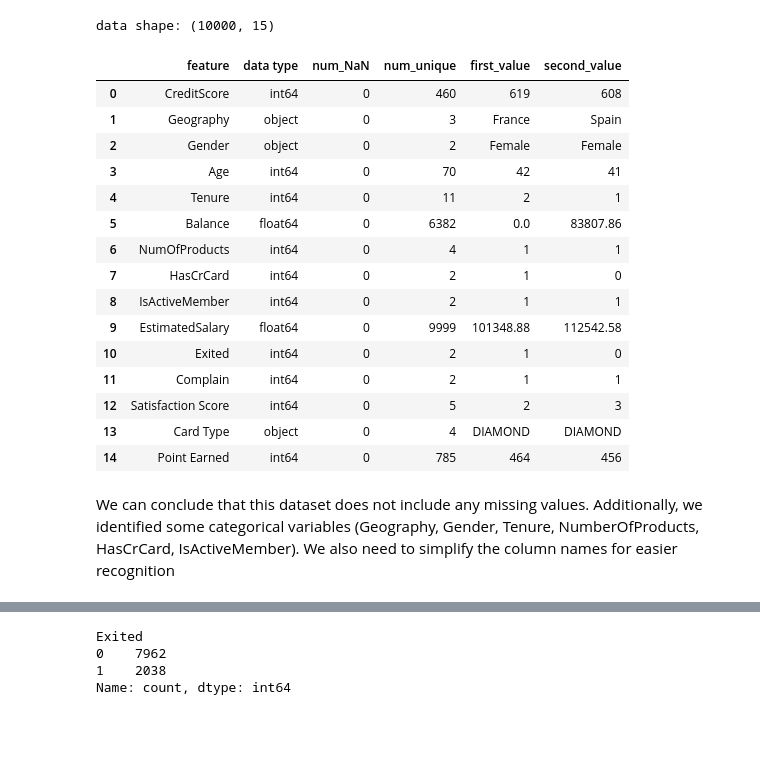
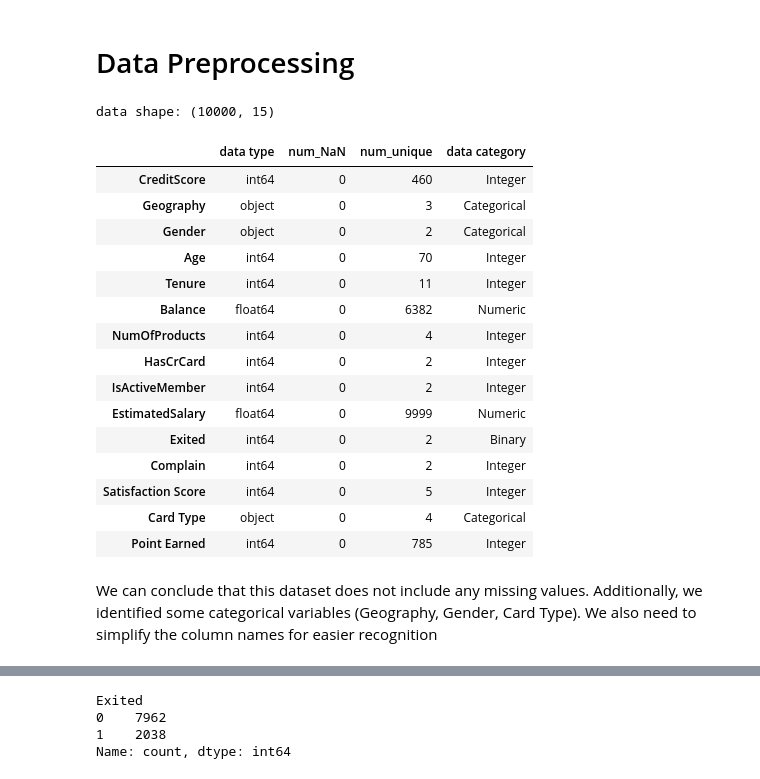
Before and after one commit to LikeLion-DSProjectTeam/Team_1, a Jupyter notebook: code/Beomseong.ipynb, the cells around one changed output, grey strips where cells are left out. Drawn from its saved outputs; the diff is of its cells as text; code cells hidden in the pictures; blank space fills up the shorter version.

Commit message:
Completed data cleaning with some plots

```diff
--- a/code/Beomseong.ipynb
+++ b/code/Beomseong.ipynb
@@ -20,38 +26,50 @@ data.head()
+# %% [markdown]
+# Data Preprocessing
 # %%
 data.drop(['RowNumber', 'Surname', 'CustomerId'], axis = 1, inplace = True)
 # %%
 def resumetable(df):
     print(f'data shape: {df.shape}')
     summary = pd.DataFrame(df.dtypes, columns = ['data type'])
-    summary = summary.reset_index()
     summary = summary.rename(columns = {'index': 'feature'})
     summary['num_NaN'] = df.isnull().sum().values
     summary['num_unique'] = df.nunique().values
-    summary['first_value'] = df.iloc[0].values
-    summary['second_value'] = df.iloc[1].values
+    summary['data category'] = None
+    for col in df.columns:
+        if col == 'Exited':
+            summary.loc[col, 'data category'] = 'Binary'
+        elif df[col].dtype == object:
+            summary.loc[col, 'data category'] = 'Categorical'
+        elif df[col].dtype == float:
+            summary.loc[col, 'data category'] = 'Numeric'
+        elif df[col].dtype == int:
+            summary.loc[col, 'data category'] = 'Integer'
+
+
     return summary
 # %%
-resumetable(data)
+summary = resumetable(data)
+summary
 # %% [output]
 data shape: (10000, 15)
-|  | feature | data type | num_NaN | num_unique | first_value | second_value |
-| 0 | CreditScore | int64 | 0 | 460 | 619 | 608 |
-| 1 | Geography | object | 0 | 3 | France | Spain |
-| 2 | Gender | object | 0 | 2 | Female | Female |
-| 3 | Age | int64 | 0 | 70 | 42 | 41 |
-| 4 | Tenure | int64 | 0 | 11 | 2 | 1 |
-| 5 | Balance | float64 | 0 | 6382 | 0.0 | 83807.86 |
-| 6 | NumOfProducts | int64 | 0 | 4 | 1 | 1 |
-| 7 | HasCrCard | int64 | 0 | 2 | 1 | 0 |
-| 8 | IsActiveMember | int64 | 0 | 2 | 1 | 1 |
-| 9 | EstimatedSalary | float64 | 0 | 9999 | 101348.88 | 112542.58 |
-| 10 | Exited | int64 | 0 | 2 | 1 | 0 |
-| 11 | Complain | int64 | 0 | 2 | 1 | 1 |
-| 12 | Satisfaction Score | int64 | 0 | 5 | 2 | 3 |
-| 13 | Card Type | object | 0 | 4 | DIAMOND | DIAMOND |
-| 14 | Point Earned | int64 | 0 | 785 | 464 | 456 |
+|  | data type | num_NaN | num_unique | data category |
+| CreditScore | int64 | 0 | 460 | Integer |
+| Geography | object | 0 | 3 | Categorical |
+| Gender | object | 0 | 2 | Categorical |
+| Age | int64 | 0 | 70 | Integer |
+| Tenure | int64 | 0 | 11 | Integer |
+| Balance | float64 | 0 | 6382 | Numeric |
+| NumOfProducts | int64 | 0 | 4 | Integer |
+| HasCrCard | int64 | 0 | 2 | Integer |
+| IsActiveMember | int64 | 0 | 2 | Integer |
+| EstimatedSalary | float64 | 0 | 9999 | Numeric |
+| Exited | int64 | 0 | 2 | Binary |
+| Complain | int64 | 0 | 2 | Integer |
+| Satisfaction Score | int64 | 0 | 5 | Integer |
+| Card Type | object | 0 | 4 | Categorical |
+| Point Earned | int64 | 0 | 785 | Integer |
 # %% [markdown]
-We can conclude that this dataset does not include any missing values. Additionally, we identified some categorical variables (Geography, Gender, Tenure, NumberOfProducts, HasCrCard, IsActiveMember). We also need to simplify the column names for easier recognition
+We can conclude that this dataset does not include any missing values. Additionally, we identified some categorical variables (Geography, Gender, Card Type). We also need to simplify the column names for easier recognition
 # %%
 sns.histplot(data['Exited']);
 # %% [output]
```
Also changed, not shown: parts of 25 cells of this notebook.
